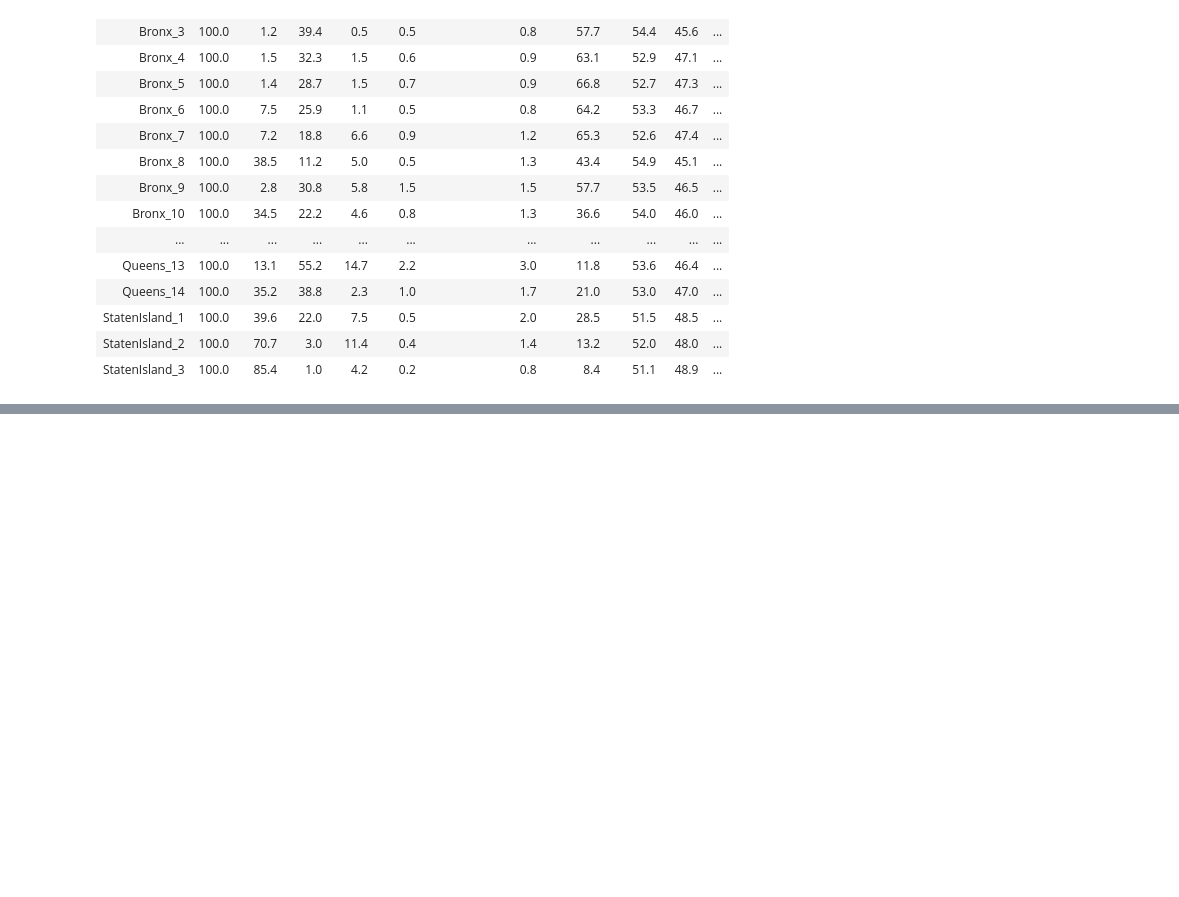
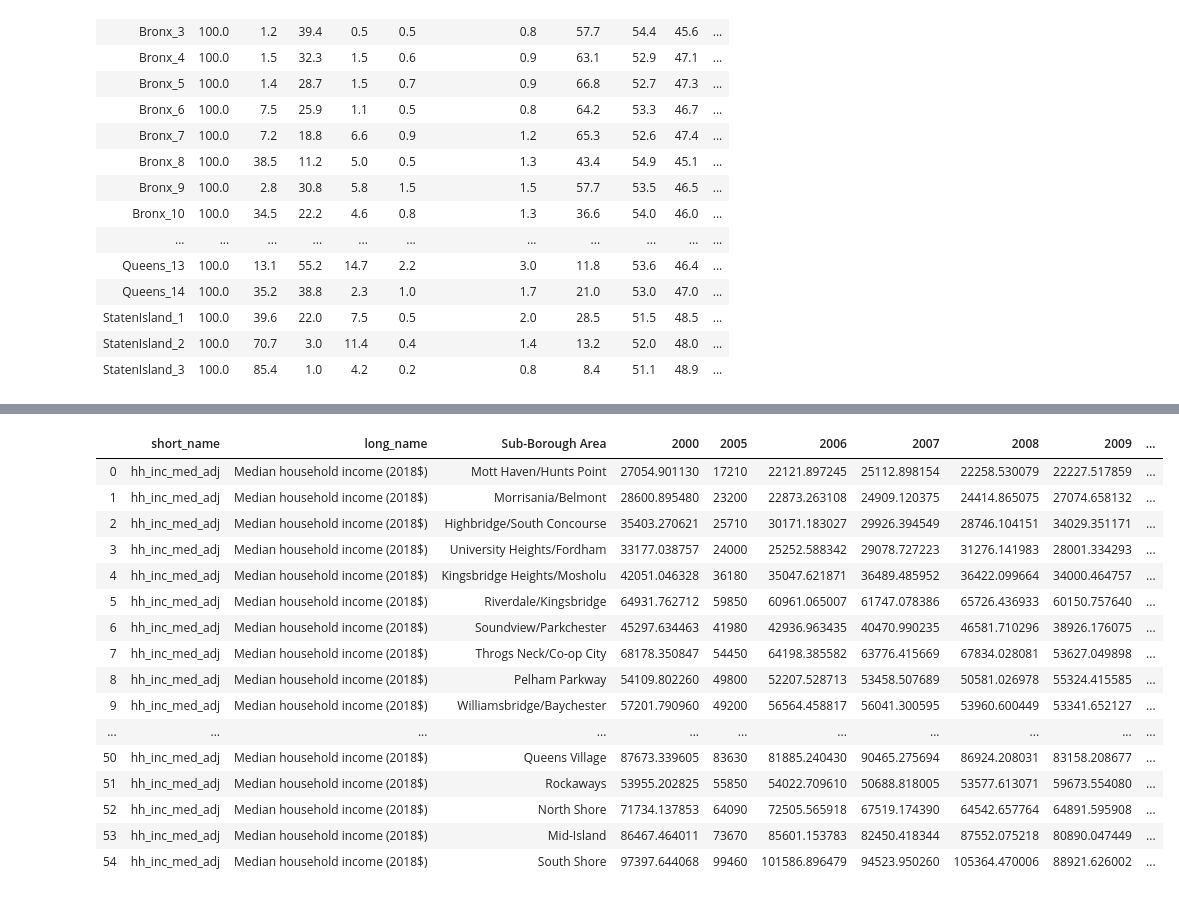
Before and after one commit to lkahlon9/fare_evasion, a Jupyter notebook: demo_by_district.ipynb, the cells around one changed output, grey strips where cells are left out. Drawn from its saved outputs; the diff is of its cells as text; code cells hidden in the pictures; blank space fills up the shorter version.

```diff
--- a/demo_by_district.ipynb
+++ b/demo_by_district.ipynb
@@ -217,0 +280,20 @@ frame_percentages
+# %%
+household_income
+# %% [output]
+|  | short_name | long_name | Sub-Borough Area | 2000 | 2005 | 2006 | 2007 | 2008 | 2009 | ... |
+| 0 | hh_inc_med_adj | Median household income (2018$) | Mott Haven/Hunts Point | 27054.901130 | 17210 | 22121.897245 | 25112.898154 | 22258.530079 | 22227.517859 | ... |
+| 1 | hh_inc_med_adj | Median household income (2018$) | Morrisania/Belmont | 28600.895480 | 23200 | 22873.263108 | 24909.120375 | 24414.865075 | 27074.658132 | ... |
+| 2 | hh_inc_med_adj | Median household income (2018$) | Highbridge/South Concourse | 35403.270621 | 25710 | 30171.183027 | 29926.394549 | 28746.104151 | 34029.351171 | ... |
+| 3 | hh_inc_med_adj | Median household income (2018$) | University Heights/Fordham | 33177.038757 | 24000 | 25252.588342 | 29078.727223 | 31276.141983 | 28001.334293 | ... |
+| 4 | hh_inc_med_adj | Median household income (2018$) | Kingsbridge Heights/Mosholu | 42051.046328 | 36180 | 35047.621871 | 36489.485952 | 36422.099664 | 34000.464757 | ... |
+| 5 | hh_inc_med_adj | Median household income (2018$) | Riverdale/Kingsbridge | 64931.762712 | 59850 | 60961.065007 | 61747.078386 | 65726.436933 | 60150.757640 | ... |
+| 6 | hh_inc_med_adj | Median household income (2018$) | Soundview/Parkchester | 45297.634463 | 41980 | 42936.963435 | 40470.990235 | 46581.710296 | 38926.176075 | ... |
+| 7 | hh_inc_med_adj | Median household income (2018$) | Throgs Neck/Co-op City | 68178.350847 | 54450 | 64198.385582 | 63776.415669 | 67834.028081 | 53627.049898 | ... |
+| 8 | hh_inc_med_adj | Median household income (2018$) | Pelham Parkway | 54109.802260 | 49800 | 52207.528713 | 53458.507689 | 50581.026978 | 55324.415585 | ... |
+| 9 | hh_inc_med_adj | Median household income (2018$) | Williamsbridge/Baychester | 57201.790960 | 49200 | 56564.458817 | 56041.300595 | 53960.600449 | 53341.652127 | ... |
+| ... | ... | ... | ... | ... | ... | ... | ... | ... | ... | ... |
+| 50 | hh_inc_med_adj | Median household income (2018$) | Queens Village | 87673.339605 | 83630 | 81885.240430 | 90465.275694 | 86924.208031 | 83158.208677 | ... |
+| 51 | hh_inc_med_adj | Median household income (2018$) | Rockaways | 53955.202825 | 55850 | 54022.709610 | 50688.818005 | 53577.613071 | 59673.554080 | ... |
+| 52 | hh_inc_med_adj | Median household income (2018$) | North Shore | 71734.137853 | 64090 | 72505.565918 | 67519.174390 | 64542.657764 | 64891.595908 | ... |
+| 53 | hh_inc_med_adj | Median household income (2018$) | Mid-Island | 86467.464011 | 73670 | 85601.153783 | 82450.418344 | 87552.075218 | 80890.047449 | ... |
+| 54 | hh_inc_med_adj | Median household income (2018$) | South Shore | 97397.644068 | 99460 | 101586.896479 | 94523.950260 | 105364.470006 | 88921.626002 | ... |
```
Also changed, not shown: parts of 7 cells of this notebook, 2 other files.
